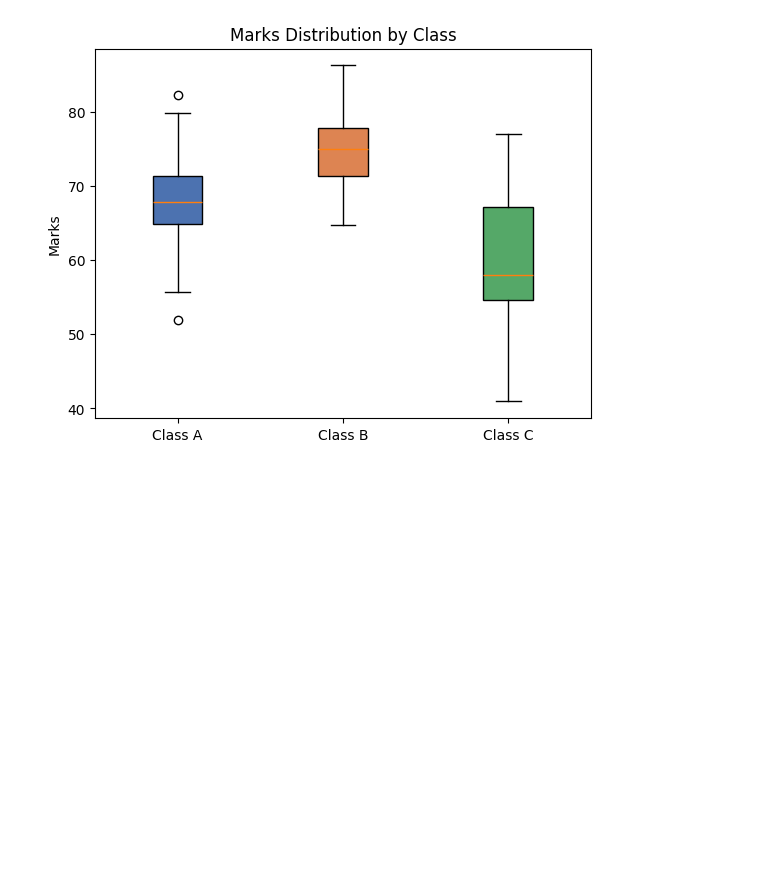
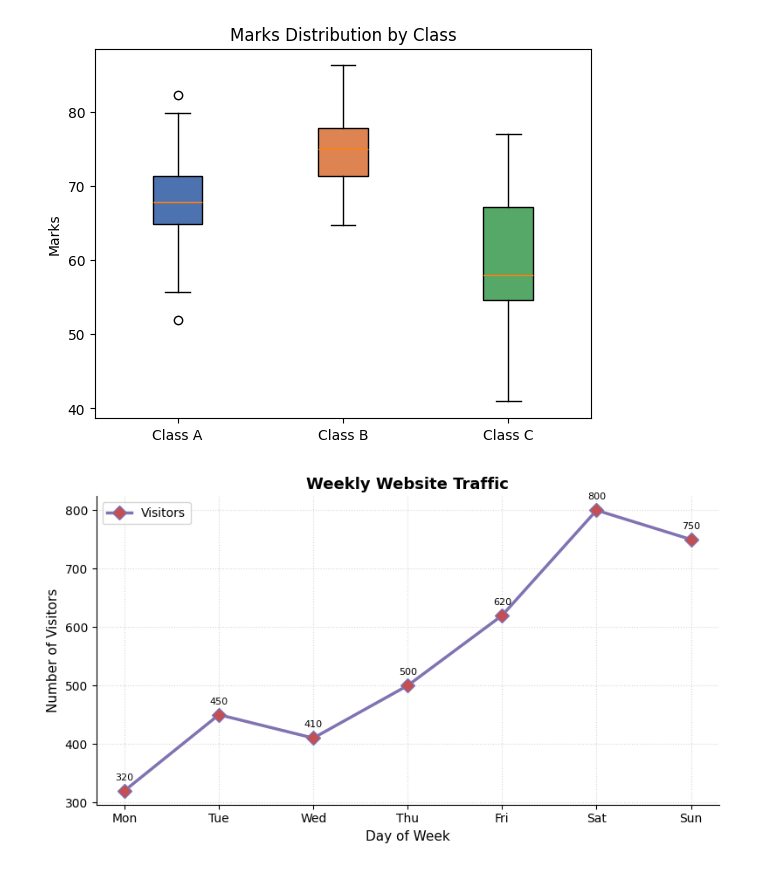
Before and after one commit to sanodyaJinadasa/Data-Visualization, a Jupyter notebook: practical.ipynb, the cells around one changed output. Cells and saved outputs as stored; diff of their text form; code cells hidden in the pictures; blank space fills up the shorter version.

```diff
--- a/practical.ipynb
+++ b/practical.ipynb
@@ -304,3 +304,31 @@ plt.ylabel("Marks")
 plt.show()
 # %% [output]
 [figure]
+# %%
+import matplotlib.pyplot as plt
+days = ["Mon","Tue","Wed","Thu","Fri","Sat","Sun"]
+visitors = [320, 450, 410, 500, 620, 800, 750]
+plt.figure(figsize=(8, 4.5))
+plt.plot(days, visitors,
+ marker='D', # diamond markers
+ markersize=8,
+ linewidth=2.5,
+ color='#8172B2',
+ markerfacecolor='#C44E52', # red fill on markers
+ label='Visitors')
+# Annotations above each point
+for i, v in enumerate(visitors):
+ plt.text(i, v + 18, str(v),
+ ha='center', fontsize=8)
+plt.title("Weekly Website Traffic", fontsize=13, fontweight='bold')
+plt.xlabel("Day of Week", fontsize=11)
+plt.ylabel("Number of Visitors", fontsize=11)
+plt.grid(True, linestyle=':', alpha=0.5)
+plt.legend(loc='upper left')
+# Remove top and right spines
+plt.gca().spines['top'].set_visible(False)
+plt.gca().spines['right'].set_visible(False)
+plt.tight_layout()
+plt.show()
+# %% [output]
+[figure, added]
```
